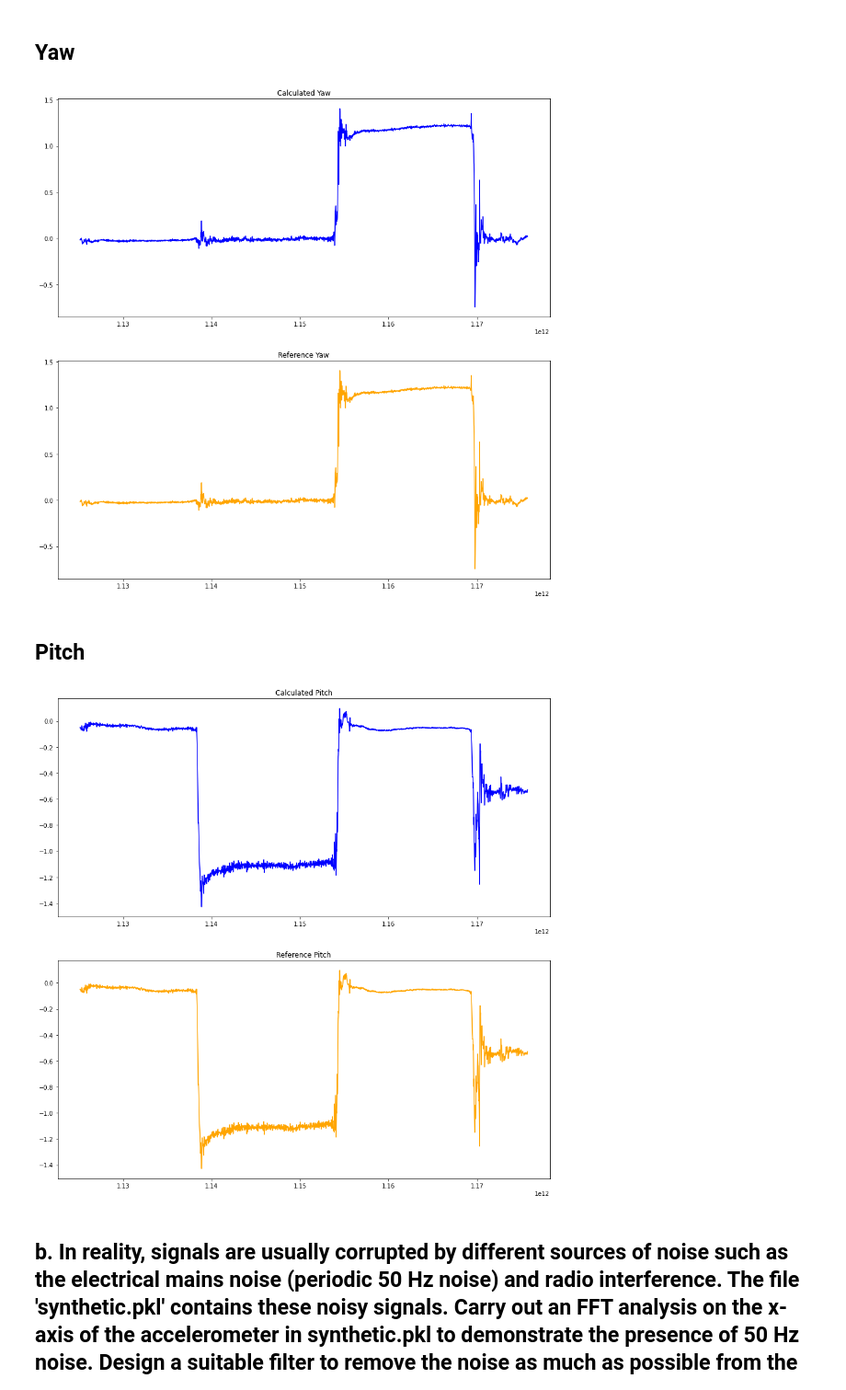
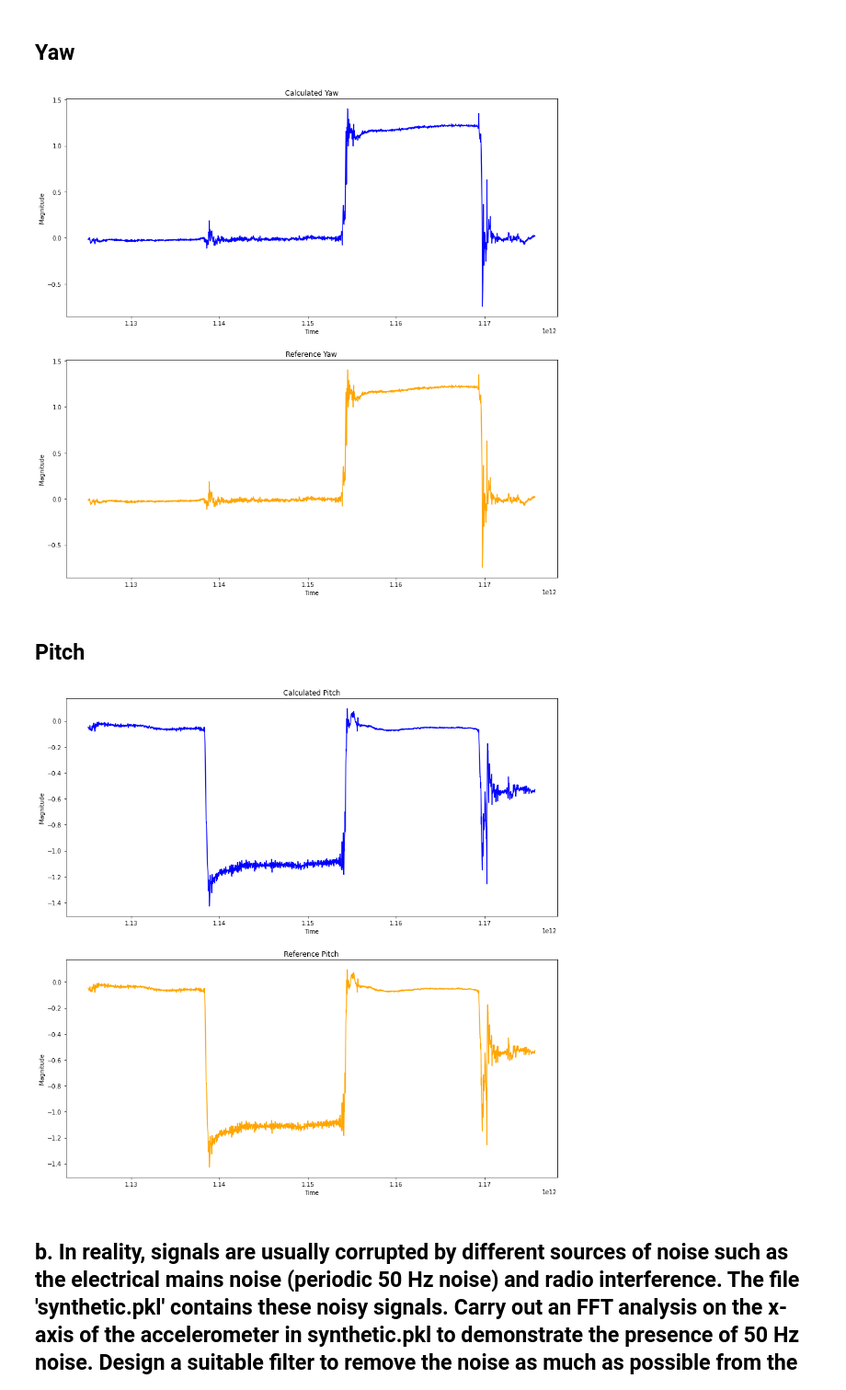
Before and after one commit to ZJTAN97/FilterSignalsProject, a Jupyter notebook: CA Qn 2/hoveringangles.ipynb, the cells around one changed output. Shown at 92% size. Saved outputs shown, nothing was run; the diff lists cells and outputs as text; code cells hidden in the pictures.

```diff
--- a/CA Qn 2/hoveringangles.ipynb
+++ b/CA Qn 2/hoveringangles.ipynb
@@ -144,7 +144,7 @@ def normalize(a, b, c):
     To normalize the values before appending R Matrix
 
     Args:
-    `a`, `b`, `c`
+    a, b, c
 
     Returns:
     Normalizing value
@@ -157,10 +157,10 @@ def plotter(ax, x_values, y_values, **kwargs):
     Plotting helper function
 
     Args:
-    `plotting axe`, `x_values`, `v_values`, `x_label`, `y_label`, `title of plot`, `line color`
+    plotting axe, x_values, v_values, x_label, y_label, title of plot, line color
 
     Returns:
-    `Matplotlib graph`
+    Matplotlib graph
     """
     title = kwargs['title'] if 'title' in kwargs.keys() else None
     x_label = kwargs['x_label'] if 'x_label' in kwargs.keys() else None
@@ -247,18 +247,18 @@ plotter(ax2, ts_ORI, roll_ref, title='Reference Roll', color='orange')
 ## Yaw
 # %%
 fig, (ax1, ax2) = plt.subplots(2, 1, figsize=(15,15))
-plotter(ax1, ts_ORI, calculated_yaw, title='Calculated Yaw', color='b')
-plotter(ax2, ts_ORI, yaw_ref, title='Reference Yaw', color='orange')
+plotter(ax1, ts_ORI, calculated_yaw, x_label='Time', y_label='Magnitude', title='Calculated Yaw', color='b')
+plotter(ax2, ts_ORI, yaw_ref, x_label='Time', y_label='Magnitude', title='Reference Yaw', color='orange')
 # %% [output]
-[figure, old version]
+[figure, new version]
 # %% [markdown]
 ## Pitch
 # %%
 fig, (ax5, ax6) = plt.subplots(2, 1, figsize=(15,15))
-plotter(ax5, ts_ORI, calculated_pitch, title='Calculated Pitch', color='b')
-plotter(ax6, ts_ORI, pitch_ref, title='Reference Pitch', color='orange')
+plotter(ax5, ts_ORI, calculated_pitch, x_label='Time', y_label='Magnitude', title='Calculated Pitch', color='b')
+plotter(ax6, ts_ORI, pitch_ref, x_label='Time', y_label='Magnitude', title='Reference Pitch', color='orange')
 # %% [output]
-[figure, old version]
+[figure, new version]
 # %% [markdown]
 ## b. In reality, signals are usually corrupted by different sources of noise such as the electrical mains noise (periodic 50 Hz noise) and radio interference. The file 'synthetic.pkl' contains these noisy signals. Carry out an FFT analysis on the x-axis of the accelerometer in synthetic.pkl to demonstrate the presence of 50 Hz noise. Design a suitable filter to remove the noise as much as possible from the entire dataset and plot the filtered signals in a chart (Do NOT use an FFT filter to solve this problem). [5 marks]
 # %% [markdown]
```
Also changed, not shown: parts of 4 cells of this notebook.
